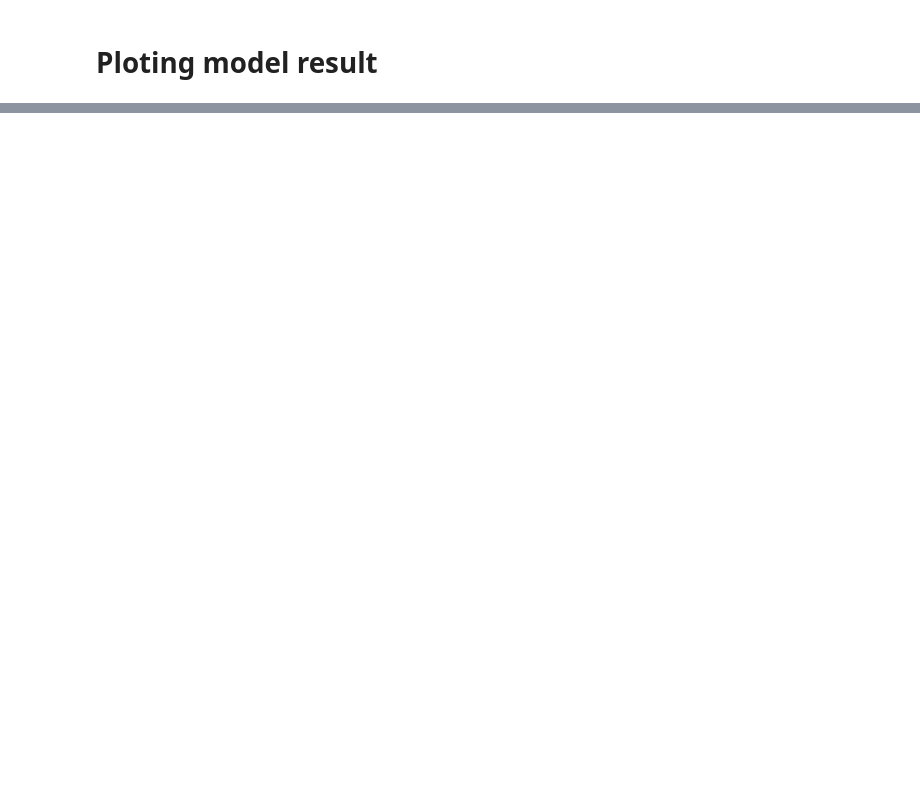
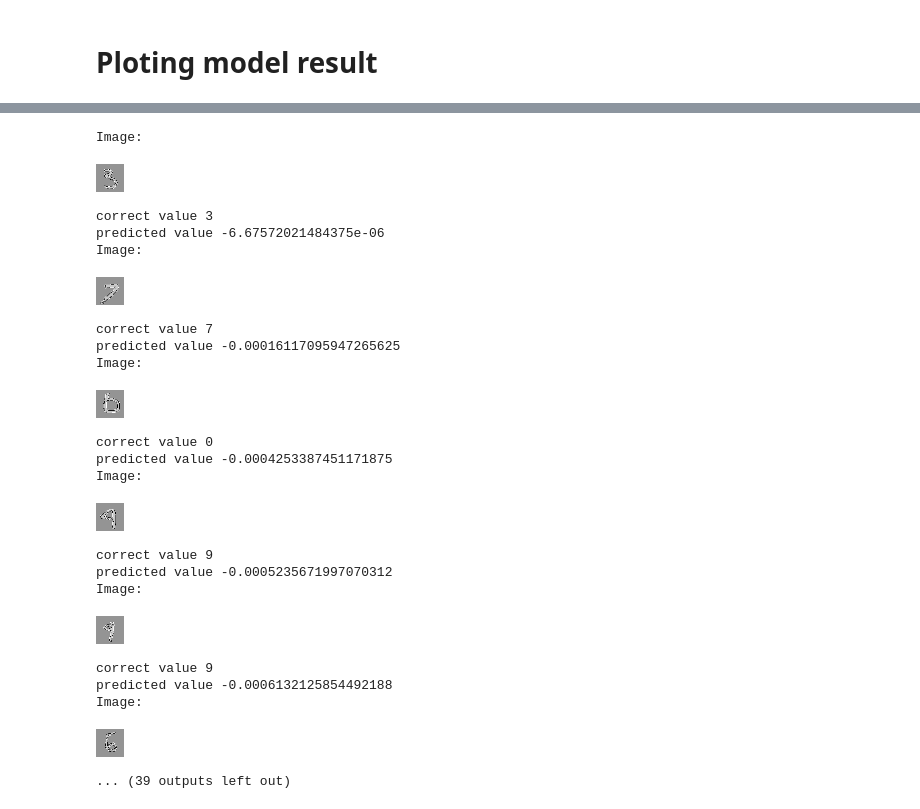
Before and after one commit to prachi735/EVA4.0, a Jupyter notebook: session6/EVA4_S6.ipynb, the cells around one changed output, grey strips where cells are left out. Saved outputs shown, nothing was run; the diff lists cells and outputs as text; code cells hidden in the pictures; blank space fills up the shorter version.

```diff
--- a/session6/EVA4_S6.ipynb
+++ b/session6/EVA4_S6.ipynb
@@ -285,3 +331,29 @@ Test set: Average loss: 0.0274, Accuracy: 59470/60000 (99.12%)
 
 EPOCH: 11
 ... (29 outputs left out)
+# %%
+train_acc_l1 = []
+train_losses_l1 = []
+test_acc_l1 = []
+test_losses_l1 = []
+
+model_l1 =  Net().to(device)
+optimizer = optim.SGD(model_l1.parameters(), lr=0.01, momentum=0.9)
+misclassified_dict_args = dict(return_misclassified = True,
+                          number_of_images_to_return=25,
+                          return_worst_predictions=True)
+
+EPOCHS = 40
+for epoch in range(EPOCHS):
+    print("EPOCH:", epoch)
+    train_epoch_acc_l1, train_epoch_losses_l1 = train(model_l1, device, train_loader, optimizer, epoch, l1_reg=True, l1_lambda=0.0005)
+    train_acc_l1.extend(train_epoch_acc_l1)
+    train_losses_l1.extend(train_epoch_losses_l1)
+
+    if epoch == EPOCHS-1:
+        test_acc_l1_epoch, test_losses_l1_epoch, misclassified_list_l1 = test(model_l1, device, test_loader, ** misclassified_dict_args)
+    else:
+        test_acc_l1_epoch, test_losses_l1_epoch = test(model_l1, device, test_loader)
+
+    test_acc_l1.append(test_acc_l1_epoch)
+    test_losses_l1.append(test_losses_l1_epoch)
@@ -304,0 +532,34 @@ Text(0.5, 1.0, 'Test Accuracy')
+# %%
+# L1 wrong image predictions
+pilTrans = transforms.ToPILImage()
+
+for images in misclassified_list_l1:
+  pilImg = pilTrans(images[0].cpu())
+  print("Image:")
+  display(pilImg)
+  print("correct value",images[1])
+  print("predicted value",images[2])
+# %% [output]
+Image:
+[figure, added]
+correct value 3
+predicted value -6.67572021484375e-06
+Image:
+[figure, added]
+correct value 7
+predicted value -0.00016117095947265625
+Image:
+[figure, added]
+correct value 0
+predicted value -0.0004253387451171875
+Image:
+[figure, added]
+correct value 9
+predicted value -0.0005235671997070312
+Image:
+[figure, added]
+correct value 9
+predicted value -0.0006132125854492188
+Image:
+[figure, added]
+... (39 outputs left out)
```
Also changed, not shown: parts of 9 cells of this notebook.
